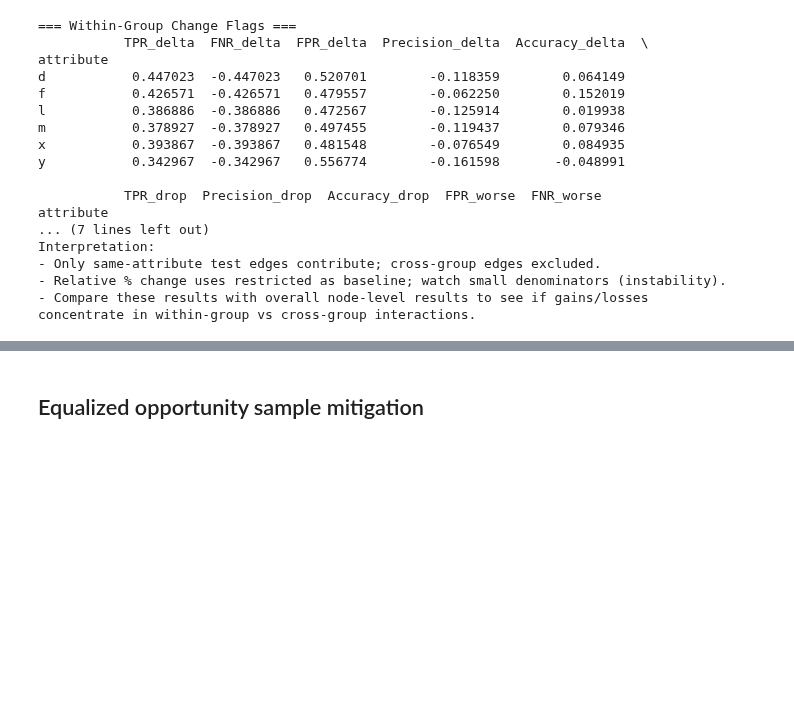
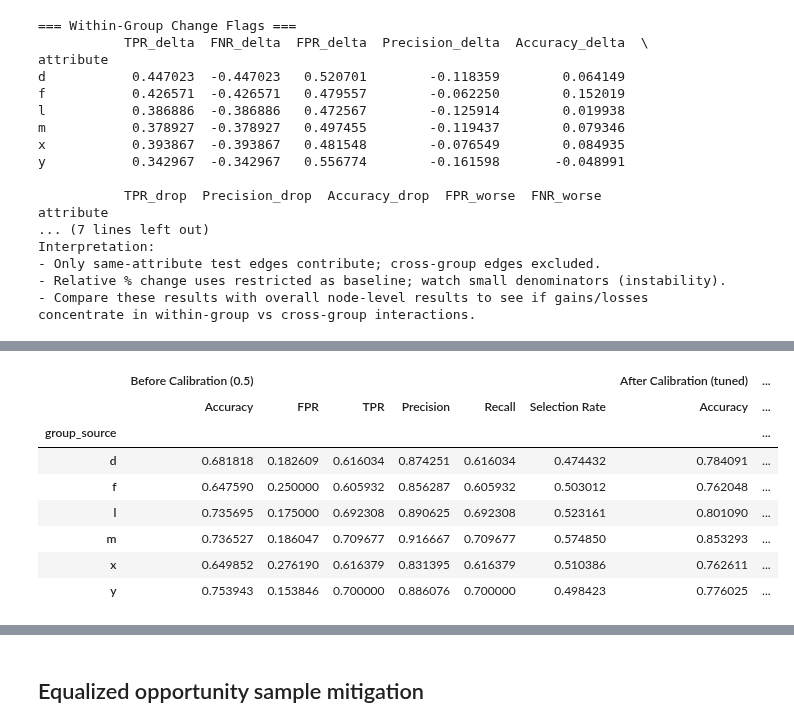
Before and after one commit to ursumarius/Link-predict-social-netw-fairness, a Jupyter notebook: fair-link-prediction-social-network.ipynb, the cells around one changed output, grey strips where cells are left out. Drawn from its saved outputs; the diff is of its cells as text; code cells hidden in the pictures; blank space fills up the shorter version.

```diff
--- a/fair-link-prediction-social-network.ipynb
+++ b/fair-link-prediction-social-network.ipynb
@@ -2302,0 +2580,90 @@ Interpretation:
+# %%
+# ==========================================================
+# IN-GROUP FAIRNESS EVALUATION: BEFORE vs AFTER CALIBRATION
+# ==========================================================
+from fairlearn.metrics import MetricFrame, false_positive_rate, true_positive_rate, selection_rate
+from sklearn.metrics import accuracy_score, precision_score, recall_score, f1_score
+
+# ----------------------------------------------------------
+# 1. Filter in-group edges only
+# ----------------------------------------------------------
+edges_in = edges[edges["edge_group_type"] == "in-group"].copy()
+
+if edges_in.empty:
+    raise RuntimeError("No in-group edges found — cannot compute in-group fairness metrics.")
+
+# ----------------------------------------------------------
+# 2. Define metrics to track
+# ----------------------------------------------------------
+metrics = {
+    "Accuracy": accuracy_score,
+    "FPR": false_positive_rate,
+    "TPR": true_positive_rate,
+    "Precision": precision_score,
+    "Recall": recall_score,
+    "Selection Rate": selection_rate
+}
+
+# ----------------------------------------------------------
+# 3. Compute baseline fairness (before calibration)
+# ----------------------------------------------------------
+edges_in["y_pred_baseline"] = (edges_in["score"] >= 0.5).astype(int)
+
+baseline_frame = MetricFrame(
+    metrics=metrics,
+    y_true=edges_in["y_true"],
+    y_pred=edges_in["y_pred_baseline"],
+    sensitive_features=edges_in["group_source"]
+)
+
+# ----------------------------------------------------------
+# 4. Compute fairness after calibration (using tuned in-group threshold)
+# ----------------------------------------------------------
+in_group_thr = thresholds.get("in-group", 0.5)
+edges_in["y_pred_after"] = (edges_in["score_cal"] >= in_group_thr).astype(int)
+
+after_frame = MetricFrame(
+    metrics=metrics,
+    y_true=edges_in["y_true"],
+    y_pred=edges_in["y_pred_after"],
+    sensitive_features=edges_in["group_source"]
+)
+
+# ----------------------------------------------------------
+# 5. Report per-group metrics before and after
+# ----------------------------------------------------------
+print("=== IN-GROUP FAIRNESS (PER GROUP) ===")
+comparison = pd.concat(
+    [baseline_frame.by_group, after_frame.by_group],
+    axis=1,
+    keys=["Before Calibration (0.5)", "After Calibration (tuned)"]
+)
+display(comparison)
+
+# ----------------------------------------------------------
+# 6. Macro summary (overall performance)
+# ----------------------------------------------------------
+overall_baseline = baseline_frame.overall
+overall_after = after_frame.overall
+
+summary = pd.DataFrame({
+    "Metric": list(metrics.keys()),
+    "Before": [overall_baseline[m] for m in metrics.keys()],
+    "After": [overall_after[m] for m in metrics.keys()],
+    "Δ (After - Before)": [overall_after[m] - overall_baseline[m] for m in metrics.keys()]
+})
+
+print("\n=== IN-GROUP FAIRNESS (OVERALL SUMMARY) ===")
+display(summary.set_index("Metric"))
+
+# ----------------------------------------------------------
+# 7. Interpretation guide
+# ----------------------------------------------------------
+print("\nInterpretation:")
+print("- Rows = performance metrics across all in-group edges.")
+print("- 'Before' uses raw model threshold (0.5).")
+print("- 'After' applies calibrated in-group threshold tuned for lower FPR.")
+print("- Expect FPR ↓ (fairer, fewer false alarms within same community).")
+print("- TPR may drop slightly (tighter threshold), but Precision ↑ and Accuracy ↑.")
+print("- Compare per-group FPR gaps to assess fairness balance between communities.")
+# %% [output]
@@ -2302,0 +2671,9 @@ Interpretation:
+|  | Before Calibration (0.5) |  |  |  |  |  | After Calibration (tuned) | ... |
+|  | Accuracy | FPR | TPR | Precision | Recall | Selection Rate | Accuracy | ... |
+| group_source |  |  |  |  |  |  |  | ... |
+| d | 0.681818 | 0.182609 | 0.616034 | 0.874251 | 0.616034 | 0.474432 | 0.784091 | ... |
+| f | 0.647590 | 0.250000 | 0.605932 | 0.856287 | 0.605932 | 0.503012 | 0.762048 | ... |
+| l | 0.735695 | 0.175000 | 0.692308 | 0.890625 | 0.692308 | 0.523161 | 0.801090 | ... |
+| m | 0.736527 | 0.186047 | 0.709677 | 0.916667 | 0.709677 | 0.574850 | 0.853293 | ... |
+| x | 0.649852 | 0.276190 | 0.616379 | 0.831395 | 0.616379 | 0.510386 | 0.762611 | ... |
+| y | 0.753943 | 0.153846 | 0.700000 | 0.886076 | 0.700000 | 0.498423 | 0.776025 | ... |
```
Also changed, not shown: parts of 38 cells of this notebook.
